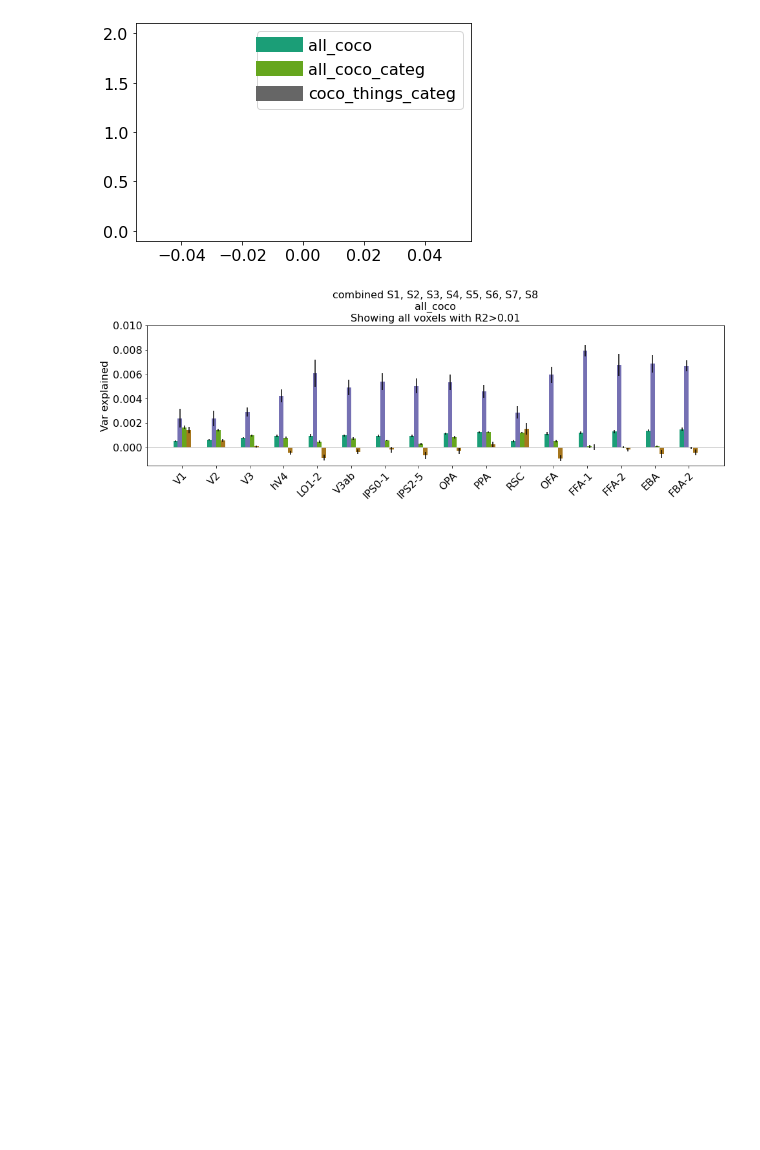
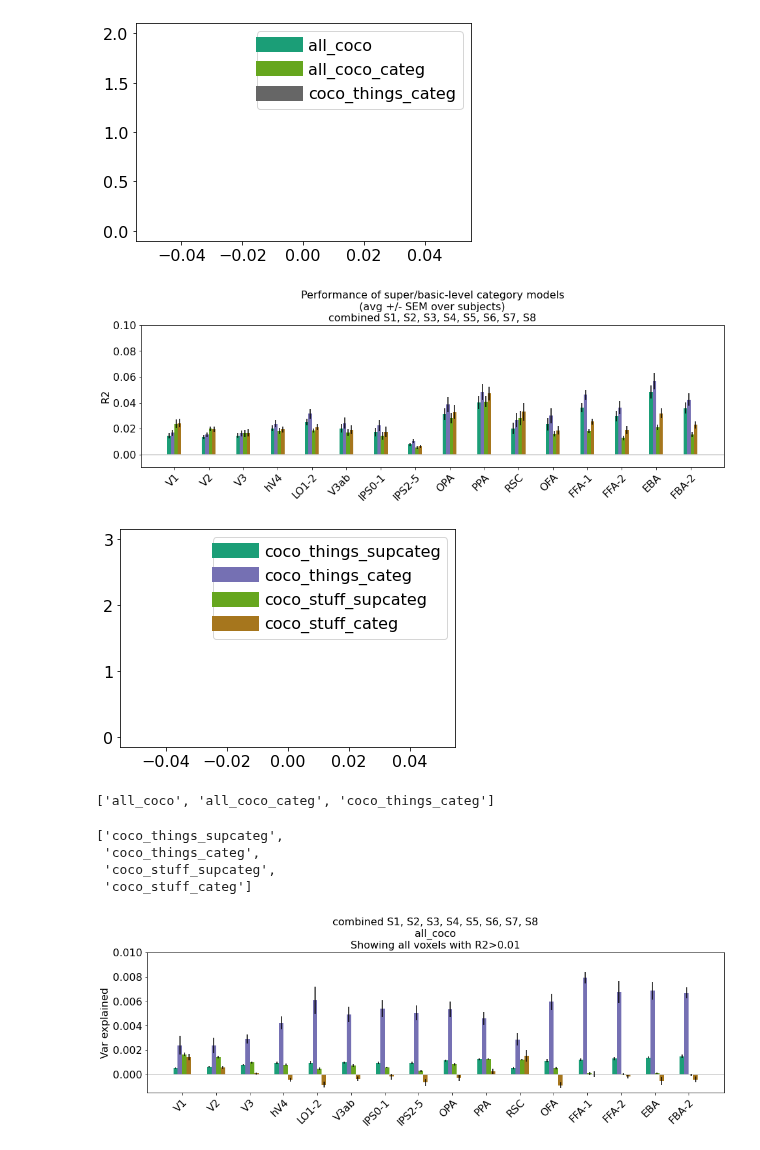
Before and after one commit to mmhenderson/modfit, a Jupyter notebook: notebooks/plot_encoding_model_fits/plot_coco_models.ipynb, the cells around one changed output. Saved outputs shown, nothing was run; the diff lists cells and outputs as text; code cells hidden in the pictures; blank space fills up the shorter version.

```diff
--- a/notebooks/plot_encoding_model_fits/plot_coco_models.ipynb
+++ b/notebooks/plot_encoding_model_fits/plot_coco_models.ipynb
@@ -44,7 +46,7 @@ for fi, fitting_type in enumerate(fitting_types):
 plot_utils.set_all_font_sizes(fs = 16)
 colors = cm.tab10(np.linspace(0,1,8))
 for fi, fitting_type in enumerate(fitting_types):
-    summary_plots.plot_r2_vs_nc(fitting_type,outlist[fi], roi_def=roi_def,\
+    fh = summary_plots.plot_r2_vs_nc(fitting_type,outlist[fi], roi_def=roi_def,\
                                 axlims = [-0.25, 0.85], fig_save_folder=fig_save_folder, \
                                 fig_size=(20,20), sub_colors=colors)
 # %% [output]
@@ -89,6 +91,57 @@ plot_utils.plot_multi_bars(mean_data=mean_vals, err_data=sem_vals, colors=model_
 # %% [output]
 [figure]
 [figure]
+# %%
+# plot mean performance each ROI
+
+ppinds = [1,3,5,7]
+names = [out[0][0]['partial_version_names'][pp].split('just_semantic_')[1] for pp in ppinds]
+
+n_rois = roi_def.n_rois
+roi_mean_vals = np.zeros((n_subjects, n_rois, len(ppinds)))
+
+model_colors = cm.Dark2(np.linspace(0,1,5))
+
+fi = 0;
+
+for si in range(n_subjects):
+
+    vals = out[fi][si]['val_r2'][:,ppinds]
+
+    for ri in range(n_rois):
+
+        inds_this_roi = roi_def.ss_roi_defs[si].get_indices(ri)
+
+        roi_mean_vals[si,ri,:] = np.mean(vals[inds_this_roi,:], axis=0)
+
+mean_vals = np.mean(roi_mean_vals, axis=0)
+sem_vals = np.std(roi_mean_vals, axis=0)/np.sqrt(n_subjects)
+
+legend_separate=True
+title = 'Performance of super/basic-level category models\n(avg +/- SEM over subjects)\n%s'\
+    %summary_plots.get_substr(out[0])
+
+fh = plot_utils.plot_multi_bars(mean_data=mean_vals, err_data=sem_vals, colors=model_colors, space=0.3, \
+                xticklabels=roi_names, ylabel='R2', \
+                ylim=[-0.01, 0.10], title=title, horizontal_line_pos=0,\
+                legend_labels=names, \
+                legend_overlaid=False, legend_separate=legend_separate, \
+                fig_size=(16,4))
+# %% [output]
+[figure, added]
+[figure, added]
+# %%
+names
+# %% [output]
+['all_coco', 'all_coco_categ', 'coco_things_categ']
+# %%
+ppinds = [1,3,5,7]
+names = [out[0][0]['partial_version_names'][pp].split('just_semantic_')[1] for pp in ppinds]
+# %% [output]
+['coco_things_supcateg',
+ 'coco_things_categ',
+ 'coco_stuff_supcateg',
+ 'coco_stuff_categ']
 # %%
 # Plot variance partition for the coco-all model
 # (things, stuff, super-ordinate, basic level)
```
Also changed, not shown: parts of 2 cells of this notebook, 12 other files.
